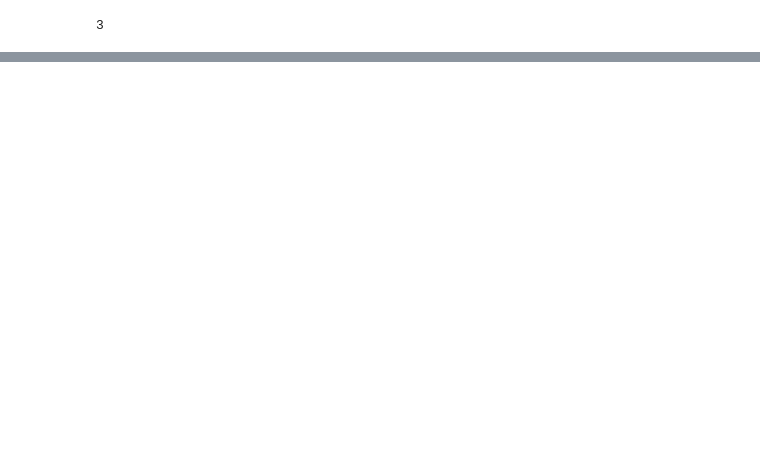
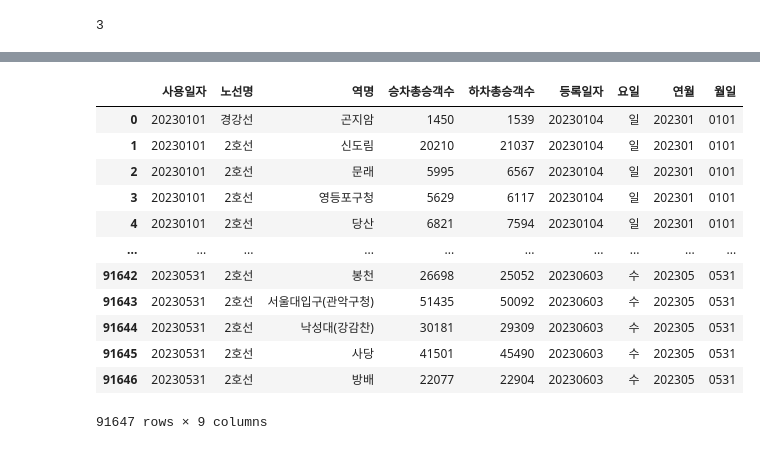
Before and after one commit to junghyungo/2023-camp, a Jupyter notebook: 2.web/subway.ipynb, the cells around one changed output, grey strips where cells are left out. Saved outputs shown, nothing was run; the diff lists cells and outputs as text; code cells hidden in the pictures; blank space fills up the shorter version.

```diff
--- a/2.web/subway.ipynb
+++ b/2.web/subway.ipynb
@@ -65,0 +129,18 @@ raw.to_excel("./subway_raw.xlsx", index=False)
+# %%
+raw["연월"] = raw["사용일자"].apply(lambda x : str(x)[:6])
+raw["월일"] = raw["사용일자"].apply(lambda x : str(x)[4:])
+raw
+# %% [output]
+|  | 사용일자 | 노선명 | 역명 | 승차총승객수 | 하차총승객수 | 등록일자 | 요일 | 연월 | 월일 |
+| 0 | 20230101 | 경강선 | 곤지암 | 1450 | 1539 | 20230104 | 일 | 202301 | 0101 |
+| 1 | 20230101 | 2호선 | 신도림 | 20210 | 21037 | 20230104 | 일 | 202301 | 0101 |
+| 2 | 20230101 | 2호선 | 문래 | 5995 | 6567 | 20230104 | 일 | 202301 | 0101 |
+| 3 | 20230101 | 2호선 | 영등포구청 | 5629 | 6117 | 20230104 | 일 | 202301 | 0101 |
+| 4 | 20230101 | 2호선 | 당산 | 6821 | 7594 | 20230104 | 일 | 202301 | 0101 |
+| ... | ... | ... | ... | ... | ... | ... | ... | ... | ... |
+| 91642 | 20230531 | 2호선 | 봉천 | 26698 | 25052 | 20230603 | 수 | 202305 | 0531 |
+| 91643 | 20230531 | 2호선 | 서울대입구(관악구청) | 51435 | 50092 | 20230603 | 수 | 202305 | 0531 |
+| 91644 | 20230531 | 2호선 | 낙성대(강감찬) | 30181 | 29309 | 20230603 | 수 | 202305 | 0531 |
+| 91645 | 20230531 | 2호선 | 사당 | 41501 | 45490 | 20230603 | 수 | 202305 | 0531 |
+| 91646 | 20230531 | 2호선 | 방배 | 22077 | 22904 | 20230603 | 수 | 202305 | 0531 |
+91647 rows × 9 columns
```
Also changed, not shown: parts of 21 cells of this notebook, 6 other files.
